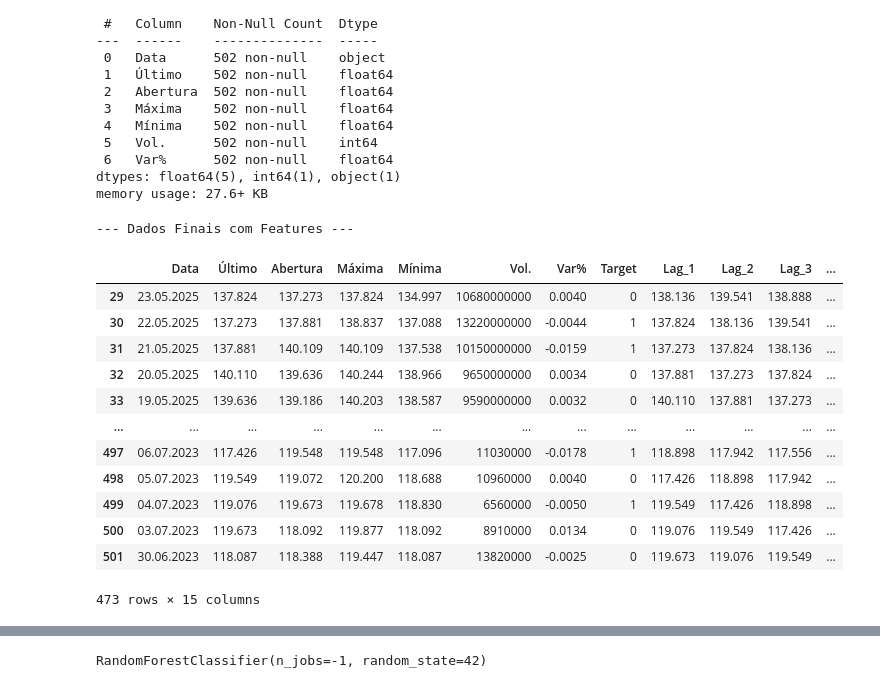
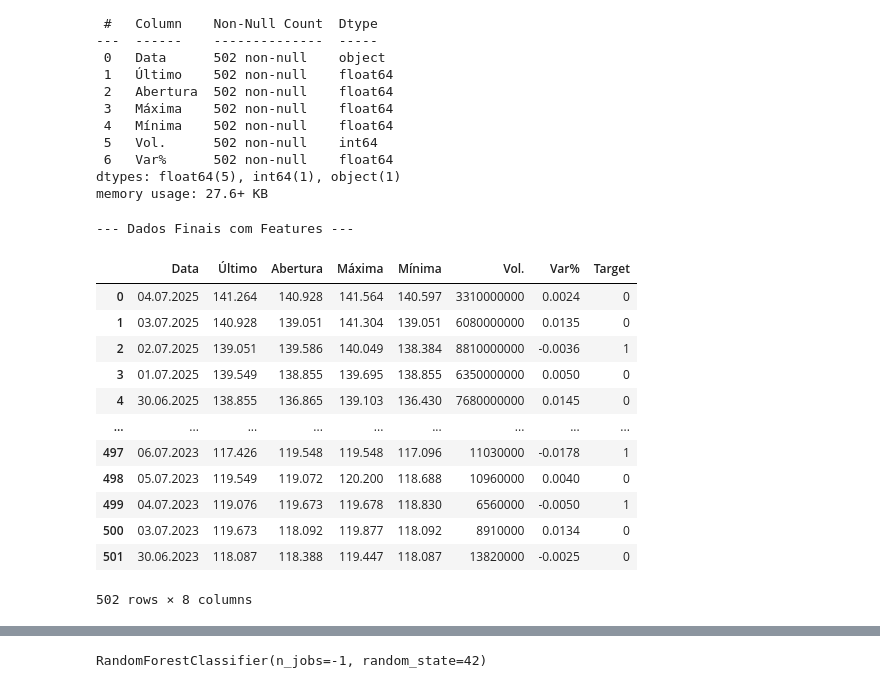
Before and after one commit to willianncardoso/IBOVESPA, a Jupyter notebook: PosFIAP_T2.ipynb, the cells around one changed output, grey strips where cells are left out. Saved outputs shown, nothing was run; the diff lists cells and outputs as text; code cells hidden in the pictures.

```diff
--- a/PosFIAP_T2.ipynb
+++ b/PosFIAP_T2.ipynb
@@ -85,36 +85,36 @@ dados.dropna(inplace=True)
 # %%
 # 3. Criação das Variáveis Preditivas (Features)
 
 # Lags (preços dos dias anteriores)
-for i in range(1, 6):
-    dados[f'Lag_{i}'] = dados['Último'].shift(i)
+# for i in range(1, 6):
+#     dados[f'Lag_{i}'] = dados['Último'].shift(i)
 
-# Médias Móveis
-dados['SMA_10'] = dados['Último'].rolling(window=10).mean()
-dados['SMA_30'] = dados['Último'].rolling(window=30).mean()
+# # Médias Móveis
+# dados['SMA_10'] = dados['Último'].rolling(window=10).mean()
+# dados['SMA_30'] = dados['Último'].rolling(window=30).mean()
 
 # Volatilidade (desvio padrão dos retornos em uma janela)
 # dados['Volatility_10'] = dados['Daily_Return'].rolling(window=10).std()
 
 # Remover linhas com NaN gerados pelas features
 dados.dropna(inplace=True)
 
 print("\n--- Dados Finais com Features ---")
 dados
 # %% [output]
 --- Dados Finais com Features ---
-|  | Data | Último | Abertura | Máxima | Mínima | Vol. | Var% | Target | Lag_1 | Lag_2 | Lag_3 | ... |
-| 29 | 23.05.2025 | 137.824 | 137.273 | 137.824 | 134.997 | 10680000000 | 0.0040 | 0 | 138.136 | 139.541 | 138.888 | ... |
-| 30 | 22.05.2025 | 137.273 | 137.881 | 138.837 | 137.088 | 13220000000 | -0.0044 | 1 | 137.824 | 138.136 | 139.541 | ... |
-| 31 | 21.05.2025 | 137.881 | 140.109 | 140.109 | 137.538 | 10150000000 | -0.0159 | 1 | 137.273 | 137.824 | 138.136 | ... |
-| 32 | 20.05.2025 | 140.110 | 139.636 | 140.244 | 138.966 | 9650000000 | 0.0034 | 0 | 137.881 | 137.273 | 137.824 | ... |
-| 33 | 19.05.2025 | 139.636 | 139.186 | 140.203 | 138.587 | 9590000000 | 0.0032 | 0 | 140.110 | 137.881 | 137.273 | ... |
-| ... | ... | ... | ... | ... | ... | ... | ... | ... | ... | ... | ... | ... |
-| 497 | 06.07.2023 | 117.426 | 119.548 | 119.548 | 117.096 | 11030000 | -0.0178 | 1 | 118.898 | 117.942 | 117.556 | ... |
-| 498 | 05.07.2023 | 119.549 | 119.072 | 120.200 | 118.688 | 10960000 | 0.0040 | 0 | 117.426 | 118.898 | 117.942 | ... |
-| 499 | 04.07.2023 | 119.076 | 119.673 | 119.678 | 118.830 | 6560000 | -0.0050 | 1 | 119.549 | 117.426 | 118.898 | ... |
-| 500 | 03.07.2023 | 119.673 | 118.092 | 119.877 | 118.092 | 8910000 | 0.0134 | 0 | 119.076 | 119.549 | 117.426 | ... |
-| 501 | 30.06.2023 | 118.087 | 118.388 | 119.447 | 118.087 | 13820000 | -0.0025 | 0 | 119.673 | 119.076 | 119.549 | ... |
+|  | Data | Último | Abertura | Máxima | Mínima | Vol. | Var% | Target |
+| 0 | 04.07.2025 | 141.264 | 140.928 | 141.564 | 140.597 | 3310000000 | 0.0024 | 0 |
+| 1 | 03.07.2025 | 140.928 | 139.051 | 141.304 | 139.051 | 6080000000 | 0.0135 | 0 |
+| 2 | 02.07.2025 | 139.051 | 139.586 | 140.049 | 138.384 | 8810000000 | -0.0036 | 1 |
+| 3 | 01.07.2025 | 139.549 | 138.855 | 139.695 | 138.855 | 6350000000 | 0.0050 | 0 |
+| 4 | 30.06.2025 | 138.855 | 136.865 | 139.103 | 136.430 | 7680000000 | 0.0145 | 0 |
+| ... | ... | ... | ... | ... | ... | ... | ... | ... |
+| 497 | 06.07.2023 | 117.426 | 119.548 | 119.548 | 117.096 | 11030000 | -0.0178 | 1 |
+| 498 | 05.07.2023 | 119.549 | 119.072 | 120.200 | 118.688 | 10960000 | 0.0040 | 0 |
+| 499 | 04.07.2023 | 119.076 | 119.673 | 119.678 | 118.830 | 6560000 | -0.0050 | 1 |
+| 500 | 03.07.2023 | 119.673 | 118.092 | 119.877 | 118.092 | 8910000 | 0.0134 | 0 |
+| 501 | 30.06.2023 | 118.087 | 118.388 | 119.447 | 118.087 | 13820000 | -0.0025 | 0 |
-473 rows × 15 columns
+502 rows × 8 columns
 # %%
 # 4. Preparação para o Modelo
```
Also changed, not shown: parts of 9 cells of this notebook.
